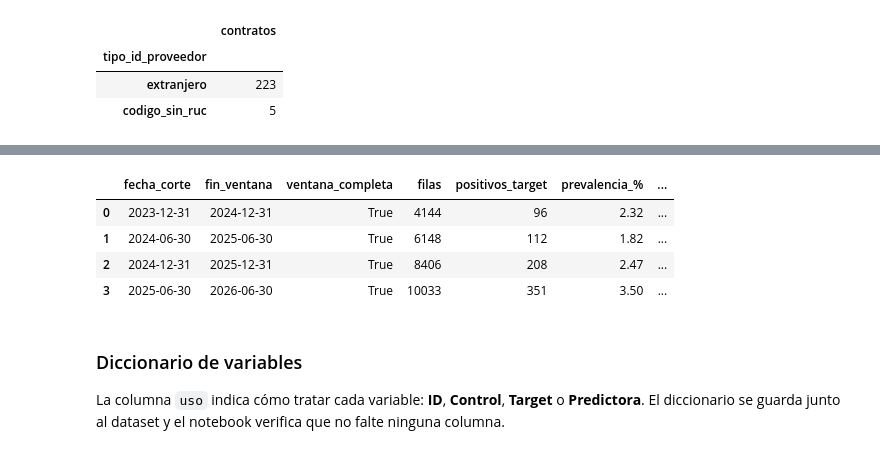
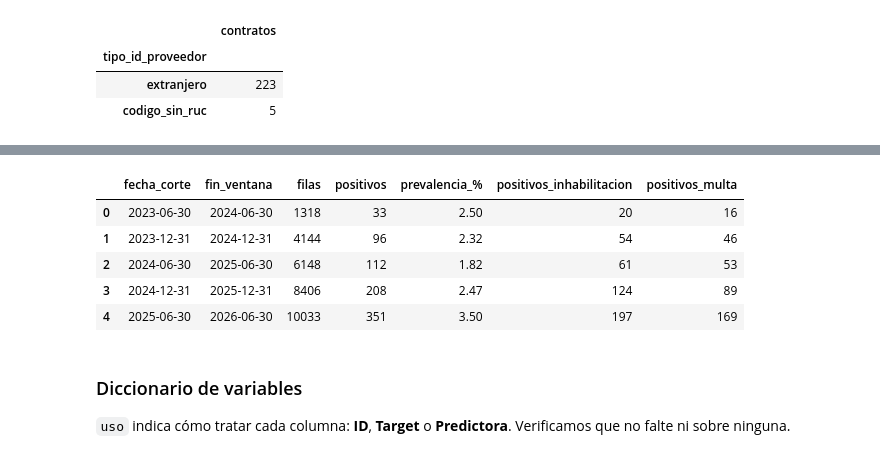
Before and after one commit to CyndxTs/G5-IA-APLICADA, a Jupyter notebook: notebooks/02_preprocesamiento.ipynb, the cells around one changed output, grey strips where cells are left out. Drawn from its saved outputs; the diff is of its cells as text; code cells hidden in the pictures.

```diff
--- a/notebooks/02_preprocesamiento.ipynb
+++ b/notebooks/02_preprocesamiento.ipynb
@@ -375,7 +343,7 @@ for archivo in archivos_convocatorias:
 convocatorias_items = pd.concat(partes, ignore_index=True)
 del partes
 
-convocatorias_items, dup_conv = quitar_duplicados(convocatorias_items, "convocatorias")
+convocatorias_items = quitar_duplicados(convocatorias_items)
 clave = ["codigoconvocatoria_norm", "n_item_norm"]
 repetidas = int(convocatorias_items.duplicated(clave, keep="first").sum())
 convocatorias_items = convocatorias_items.drop_duplicates(clave, keep="first").reset_index(drop=True)
@@ -418,7 +386,7 @@ CSV con separador `|` y codificación `cp1252`. El código de entidad coincide c
 archivo_entidades = RAW / "entidades_contratantes" / "entidades_contratantes.csv"
 entidades = leer_csv_barra(archivo_entidades)
 exigir_columnas(entidades, ["ruc", "codconsucode", "nombre_de_entidad", "departamento", "provincia", "distrito", "estado"], archivo_entidades)
-entidades, dup_ent = quitar_duplicados(entidades, "entidades")
+entidades = quitar_duplicados(entidades)
 entidades["codigoentidad_norm"] = normalizar_id(entidades["codconsucode"], quitar_ceros=True)
 entidades["ruc_entidad_norm"] = normalizar_id(entidades["ruc"])
 for c in ["departamento", "provincia", "distrito", "estado"]:
@@ -639,8 +598,8 @@ contratos = (items.groupby("n_cod_contrato_norm", sort=False).agg(
 contratos["fecha_disponible"] = contratos[["fecha_suscripcion", "fecha_publicacion"]].max(axis=1)
 contratos["monto_pen"] = contratos["monto_total"].where(contratos["moneda_norm"].eq("PEN").fillna(False))
 contratos["ratio_contratado_ref"] = (contratos["suma_item"] / contratos["suma_ref"]).where(contratos["suma_ref"] > 0)
-contratos["dias_conv_a_firma"] = (contratos["fecha_suscripcion"] - contratos["fecha_conv"]).dt.days
-contratos["duracion_dias"] = (contratos["vig_fin"] - contratos["vig_ini"]).dt.days
+contratos["dias_conv_a_firma"] = (contratos["fecha_suscripcion"] - contratos["fecha_conv"]).dt.days.where(lambda s: s >= 0)
+contratos["duracion_dias"] = (contratos["vig_fin"] - contratos["vig_ini"]).dt.days.where(lambda s: s.between(0, 3650))
 contratos["es_consorcio"] = contratos["tipo_id_proveedor"].eq("consorcio_probable").fillna(False).astype(int)
 contratos["es_bien"] = contratos["objeto"].eq("BIEN").fillna(False).astype(int)
 contratos["es_servicio"] = contratos["objeto"].eq("SERVICIO").fillna(False).astype(int)
@@ -650,12 +609,7 @@ contratos["es_contratacion_directa"] = contratos["tipo_proceso"].eq("CONTRATACIO
 contratos["es_moneda_extranjera"] = (contratos["moneda_norm"].ne("PEN") & contratos["moneda_norm"].notna()).fillna(False).astype(int)
 contratos = contratos.drop(columns=["suma_item", "suma_ref"])
 
-tipos_permitidos = ["ruc"]
-if INCLUIR_CONSORCIOS:
-    tipos_permitidos.append("consorcio_probable")
-if INCLUIR_EXTRANJEROS:
-    tipos_permitidos.append("extranjero")
-poblacion = contratos["tipo_id_proveedor"].isin(tipos_permitidos)
+poblacion = contratos["tipo_id_proveedor"].isin(["ruc", "consorcio_probable"])
 contratos_excluidos = contratos.loc[~poblacion, "tipo_id_proveedor"].value_counts()
 contratos_modelo = contratos.loc[poblacion].reset_index(drop=True)
 
@@ -782,65 +728,58 @@ def construir_corte(C, E, corte):
     F["dias_desde_ultima_sancion"] = (corte - Ep.groupby("id_proveedor")["fecha_evento"].max()).dt.days
     vigentes = inh_prev.loc[inh_prev["fecha_fin"].isna() | (inh_prev["fecha_fin"] > corte), "id_proveedor"]
     F["inhabilitado_vigente_al_corte"] = F.index.isin(vigentes).astype(int)
 
     # target: sanciones en (corte, corte + horizonte]
     Ew = E.loc[(E["fecha_evento"] > corte) & (E["fecha_evento"] <= fin_ventana)]
     y_inh = F.index.isin(Ew.loc[Ew["tipo"] == "inhabilitacion", "id_proveedor"])
     y_mul = F.index.isin(Ew.loc[Ew["tipo"] == "multa", "id_proveedor"])
     F[f"y_inhabilitacion_{HORIZONTE_MESES}m"] = y_inh.astype(int)
     F[f"y_multa_{HORIZONTE_MESES}m"] = y_mul.astype(int)
     F["target"] = (y_inh | y_mul).astype(int)
 
     F["es_consorcio_probable"] = g["es_consorcio"].max().astype(int)
     F["fecha_corte"] = corte
-    F["fecha_fin_ventana"] = fin_ventana
-    F["ventana_etiqueta_completa"] = int(fin_ventana <= FECHA_FUENTE_SANCIONES)
-    F["etiqueta_confiable"] = int(corte >= FECHA_INICIO_ETIQUETA_CONFIABLE)
-    F["meses_cobertura_datos"] = round((corte - INICIO_COBERTURA).days / 30.4375, 1)
+
+    # montos en escala logarítmica (están muy sesgados)
+    for col in [x for x in F.columns if x.startswith("monto_pen_")]:
+        F["log_" + col] = np.log1p(F.pop(col).clip(lower=0))
     return F.reset_index()
 
 
+ultimo_corte = FECHA_FUENTE_SANCIONES - pd.DateOffset(months=HORIZONTE_MESES)
+CORTES = [pd.Timestamp(a, m, d)
+          for a in range(INICIO_COBERTURA.year, ultimo_corte.year + 1)
+          for m, d in [(6, 30), (12, 31)]
+          if INICIO_COBERTURA < pd.Timestamp(a, m, d) <= ultimo_corte]
+assert min(CORTES) >= FECHA_INICIO_ETIQUETA_CONFIABLE, "Hay cortes con listas de sanciones incompletas"
+
 partes, resumen_cortes = [], []
 for corte in CORTES:
-    c = pd.Timestamp(corte)
-    fin = c + pd.DateOffset(months=HORIZONTE_MESES)
-    completa = fin <= FECHA_FUENTE_SANCIONES
-    if SOLO_VENTANAS_COMPLETAS and not completa:
-        print(f"Corte {corte} omitido: su ventana termina el {fin.date()}, después de las bases de sanciones "
-              f"({FECHA_FUENTE_SANCIONES.date()}). Usa SOLO_VENTANAS_COMPLETAS = False para incluirlo (etiqueta incompleta).")
-        continue
-    if c < INICIO_COBERTURA:
-        print(f"Corte {corte} omitido: es anterior al inicio de cobertura de contratos ({INICIO_COBERTURA.date()}).")
-        continue
-    if c < FECHA_INICIO_ETIQUETA_CONFIABLE:
-        print(f"Aviso: el corte {corte} es anterior a {FECHA_INICIO_ETIQUETA_CONFIABLE.date()}; etiqueta y antecedentes sesgados.")
-    F = construir_corte(contratos_modelo, eventos, c)
+    F = construir_corte(contratos_modelo, eventos, corte)
     partes.append(F)
     resumen_cortes.append({
-        "fecha_corte": c.date(), "fin_ventana": fin.date(), "ventana_completa": bool(completa),
-        "filas": len(F), "positivos_target": int(F["target"].sum()),
+        "fecha_corte": corte.date(), "fin_ventana": (corte + pd.DateOffset(months=HORIZONTE_MESES)).date(),
+        "filas": len(F), "positivos": int(F["target"].sum()),
         "prevalencia_%": round(F["target"].mean() * 100, 2),
         "positivos_inhabilitacion": int(F[f"y_inhabilitacion_{HORIZONTE_MESES}m"].sum()),
         "positivos_multa": int(F[f"y_multa_{HORIZONTE_MESES}m"].sum()),
-        "consorcios_probables": int(F["es_consorcio_probable"].sum()),
     })
 
-if not partes:
-    raise ValueError("Ningún corte de CORTES es válido con los datos y parámetros actuales.")
-resumen_cortes = pd.DataFrame(resumen_cortes)
 dataset = pd.concat(partes, ignore_index=True)
 del partes
+resumen_cortes = pd.DataFrame(resumen_cortes)
 display(resumen_cortes)
 # %% [output]
-|  | fecha_corte | fin_ventana | ventana_completa | filas | positivos_target | prevalencia_% | ... |
-| 0 | 2023-12-31 | 2024-12-31 | True | 4144 | 96 | 2.32 | ... |
-| 1 | 2024-06-30 | 2025-06-30 | True | 6148 | 112 | 1.82 | ... |
-| 2 | 2024-12-31 | 2025-12-31 | True | 8406 | 208 | 2.47 | ... |
-| 3 | 2025-06-30 | 2026-06-30 | True | 10033 | 351 | 3.50 | ... |
+|  | fecha_corte | fin_ventana | filas | positivos | prevalencia_% | positivos_inhabilitacion | positivos_multa |
+| 0 | 2023-06-30 | 2024-06-30 | 1318 | 33 | 2.50 | 20 | 16 |
+| 1 | 2023-12-31 | 2024-12-31 | 4144 | 96 | 2.32 | 54 | 46 |
+| 2 | 2024-06-30 | 2025-06-30 | 6148 | 112 | 1.82 | 61 | 53 |
+| 3 | 2024-12-31 | 2025-12-31 | 8406 | 208 | 2.47 | 124 | 89 |
+| 4 | 2025-06-30 | 2026-06-30 | 10033 | 351 | 3.50 | 197 | 169 |
 # %% [markdown]
 ### Diccionario de variables
 
-La columna `uso` indica cómo tratar cada variable: **ID**, **Control**, **Target** o **Predictora**. El diccionario se guarda junto al dataset y el notebook verifica que no falte ninguna columna.
+`uso` indica cómo tratar cada columna: **ID**, **Target** o **Predictora**. Verificamos que no falte ni sobre ninguna.
 # %%
 HZ = HORIZONTE_MESES
 DICCIONARIO = [
```
Also changed, not shown: parts of 23 cells of this notebook, 1 other file.
